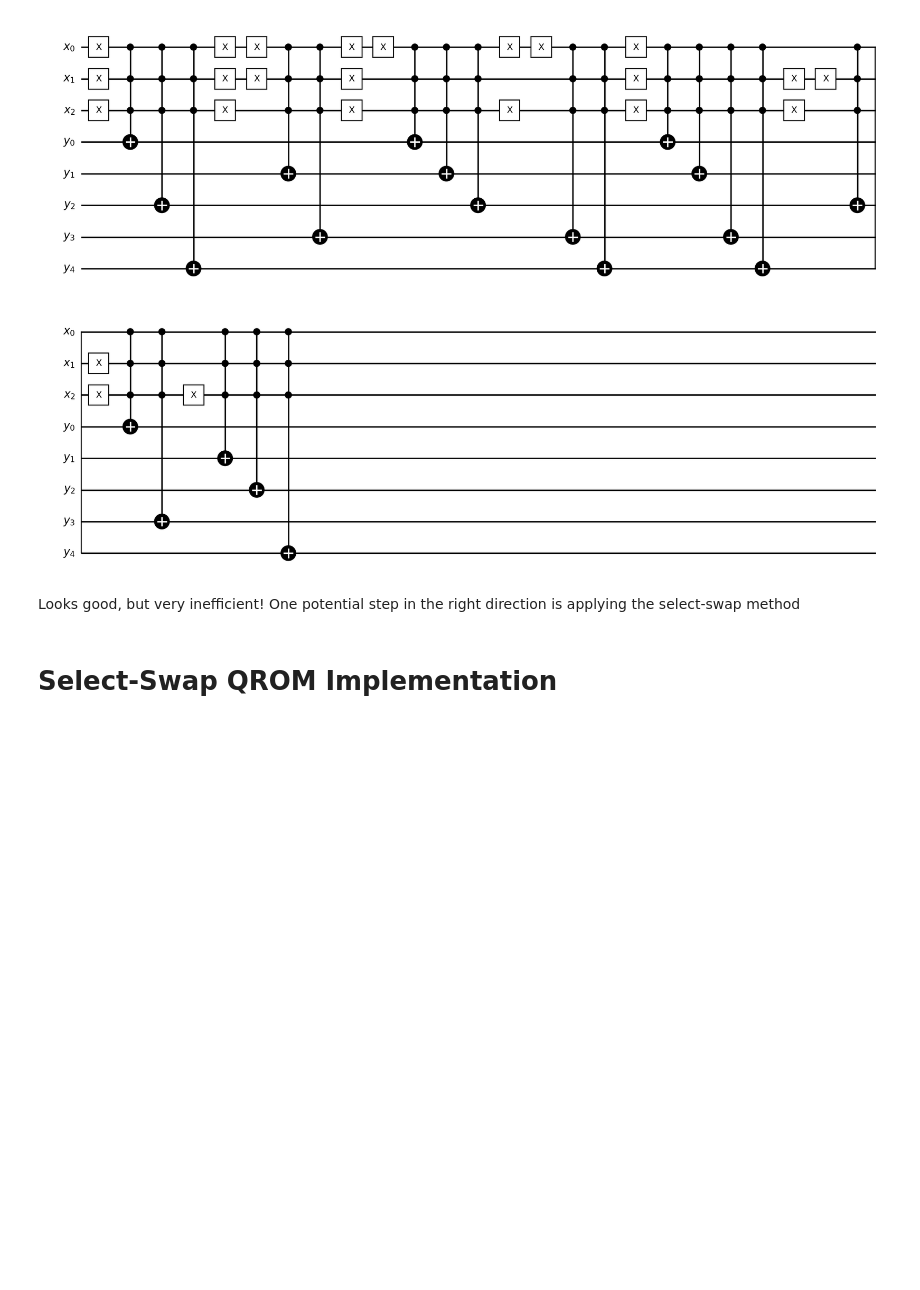
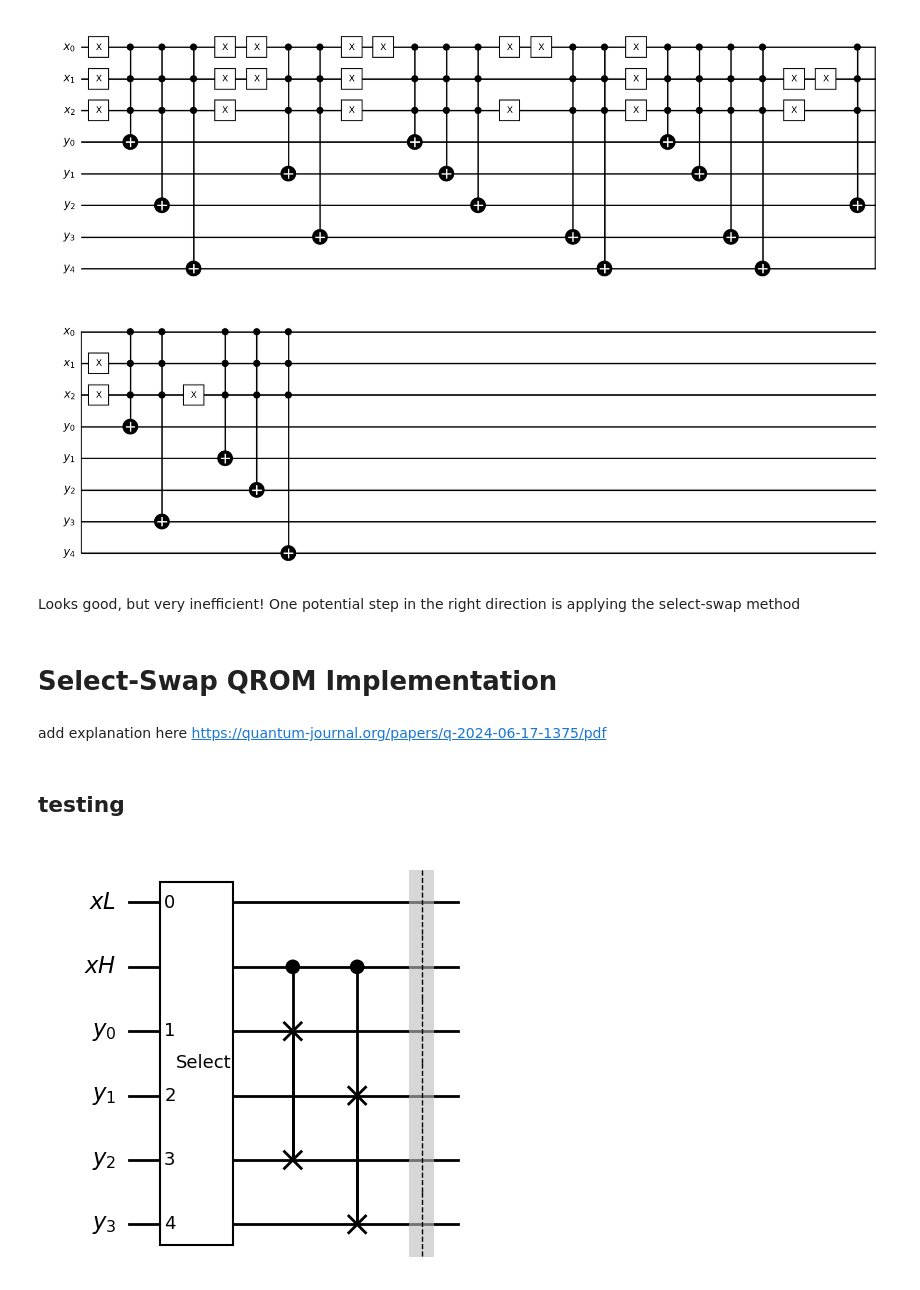
Before and after one commit to jgreen83/quantum-rom, a Jupyter notebook: qrom-different-implementations.ipynb, the cells around one changed output. Drawn from its saved outputs; the diff is of its cells as text; code cells hidden in the pictures; blank space fills up the shorter version.

Commit message:
select swap done, need to test

```diff
--- a/qrom-different-implementations.ipynb
+++ b/qrom-different-implementations.ipynb
@@ -19,7 +19,7 @@ def select_qrom(n, d, f):
 
     quantum_registerX = QuantumRegister(n, name="x")
     quantum_registerY = QuantumRegister(d, name="y")
-    qrom_circuit = QuantumCircuit(quantum_registerX, quantum_registerY, name="QROM")
+    qrom_circuit = QuantumCircuit(quantum_registerX, quantum_registerY, name="Select")
 
     for i in range(2**n):
         x_bits = format(i, f'0{n}b')
@@ -80,3 +80,52 @@ y_3_5.draw(output="mpl", style="bw")
 Looks good, but very inefficient! One potential step in the right direction is applying the select-swap method
 # %% [markdown]
 # Select-Swap QROM Implementation
+# %% [markdown]
+add explanation here https://quantum-journal.org/papers/q-2024-06-17-1375/pdf
+# %%
+def select_swap_qrom(n, d, f, barrier=False):
+    #n: number of input qubits
+    #d: number of output qubits
+    #f: function mapping bitstrings of length n to bitstrings of length d
+
+    #choose k to be ceil(n/2)
+    k = (n // 2) + (n % 2)
+
+    quantum_registerXL = QuantumRegister(n-k, name="xL")
+    quantum_registerXH = QuantumRegister(k, name="xH")
+    quantum_registerY = QuantumRegister(d*(2**k), name="y")
+    qrom_circuit = QuantumCircuit(quantum_registerXL,quantum_registerXH, quantum_registerY, name="Select-Swap QROM")
+
+    def fk(xL_bits):
+        #returns fk defined by the function of f applied to the extended xL bits
+        big_fk = ""
+        for i in range(2**k):
+            x_append_bits = format(i, f'0{k}b')
+            x_append_bits = x_append_bits[::-1]
+            x_bits = xL_bits + x_append_bits
+            f_x = f(x_bits)
+            big_fk += f_x
+        return big_fk
+
+    #select step
+    sel = select_qrom(n - k, d * (2**k), fk)
+    qrom_circuit.append(sel.to_gate(), quantum_registerXL[:] + quantum_registerY[:])
+
+    #swap step
+    for i in range(k)[::-1]:
+        for j in range(2**i):
+            for bit_index in range(d):
+                ind1 = j*d + bit_index
+                ind2 = (j + (2**i))*d + bit_index
+                qrom_circuit.cswap(quantum_registerXH[i], quantum_registerY[ind1], quantum_registerY[ind2])
+            if barrier:
+                qrom_circuit.barrier() #for visualization purposes, default off for actual use
+
+    return qrom_circuit
+# %% [markdown]
+## testing
+# %%
+yy = select_swap_qrom(2, 2, test_function,barrier=True)
+yy.draw(output="mpl", style="bw")
+# %% [output]
+[figure, added]
```
Also changed, not shown: parts of 1 cell of this notebook.
